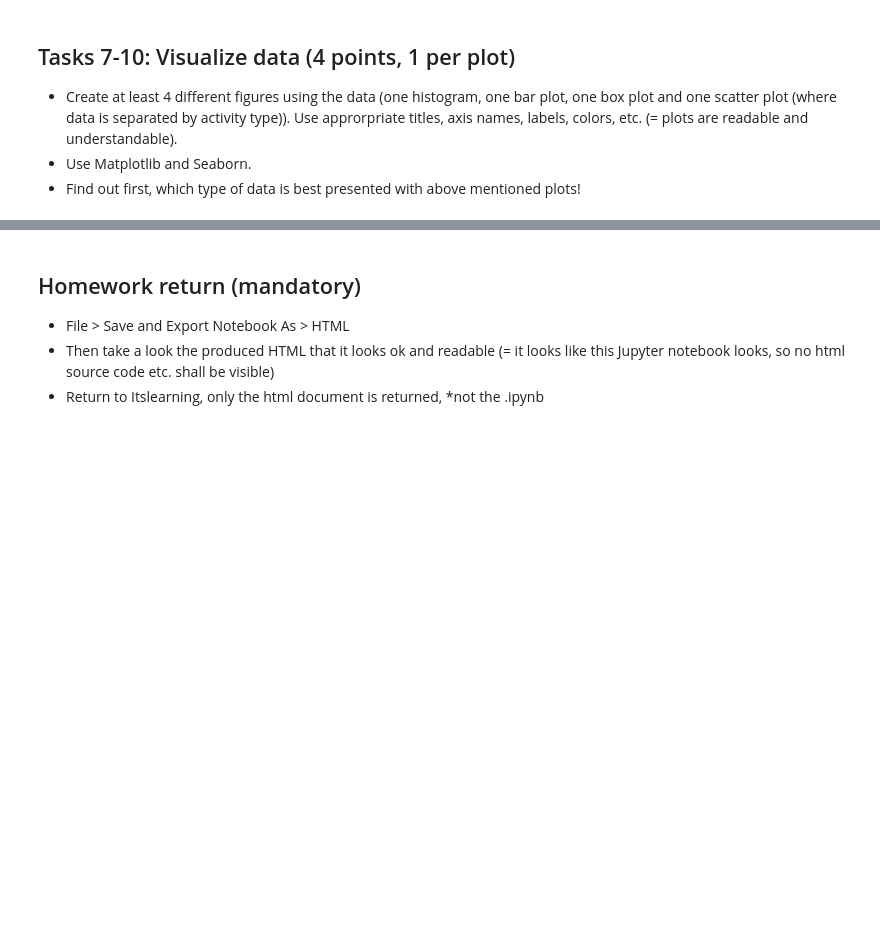
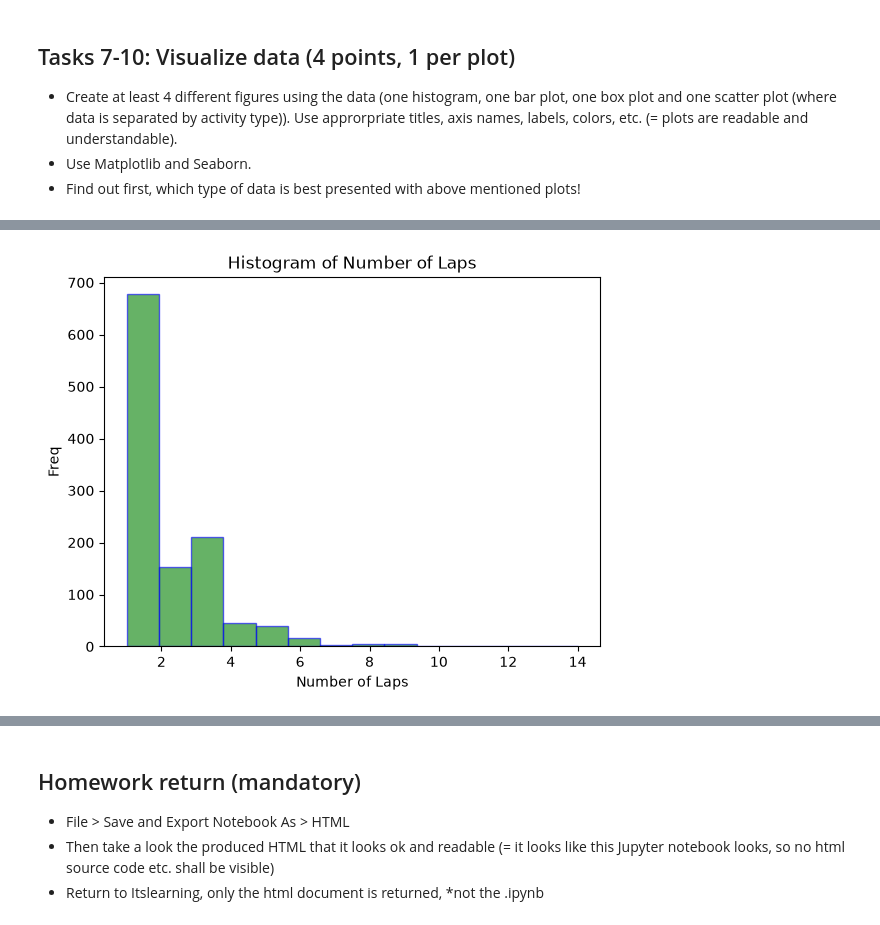
Before and after one commit to buicaothe/PYTHON, a Jupyter notebook: DATA MANAGEMENT/Homework 01/Homework1.ipynb, the cells around one changed output, grey strips where cells are left out. Drawn from its saved outputs; the diff is of its cells as text; code cells hidden in the pictures; blank space fills up the shorter version.

```diff
--- a/DATA MANAGEMENT/Homework 01/Homework1.ipynb
+++ b/DATA MANAGEMENT/Homework 01/Homework1.ipynb
@@ -126,0 +416,8 @@ Your answer here:
+# %%
+plt.hist(data=df2, x='Number of Laps', bins=14, color='g',edgecolor='blue',alpha=0.6)
+plt.xlabel('Number of Laps', fontsize=10)
+plt.ylabel("Freq", fontsize=10)
+plt.title("Histogram of Number of Laps", fontsize=12)
+plt.show()
+# %% [output]
+[figure, added]
```
Also changed, not shown: parts of 37 cells of this notebook, 3 other files.
